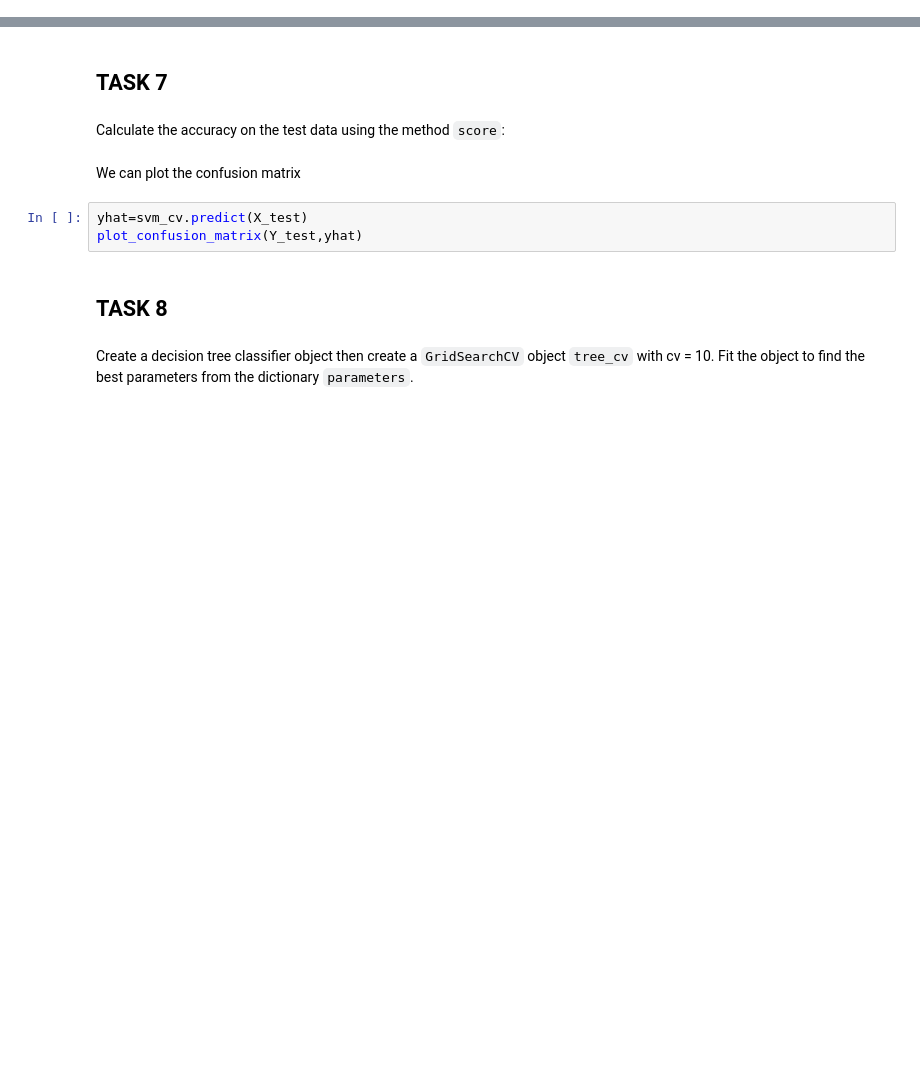
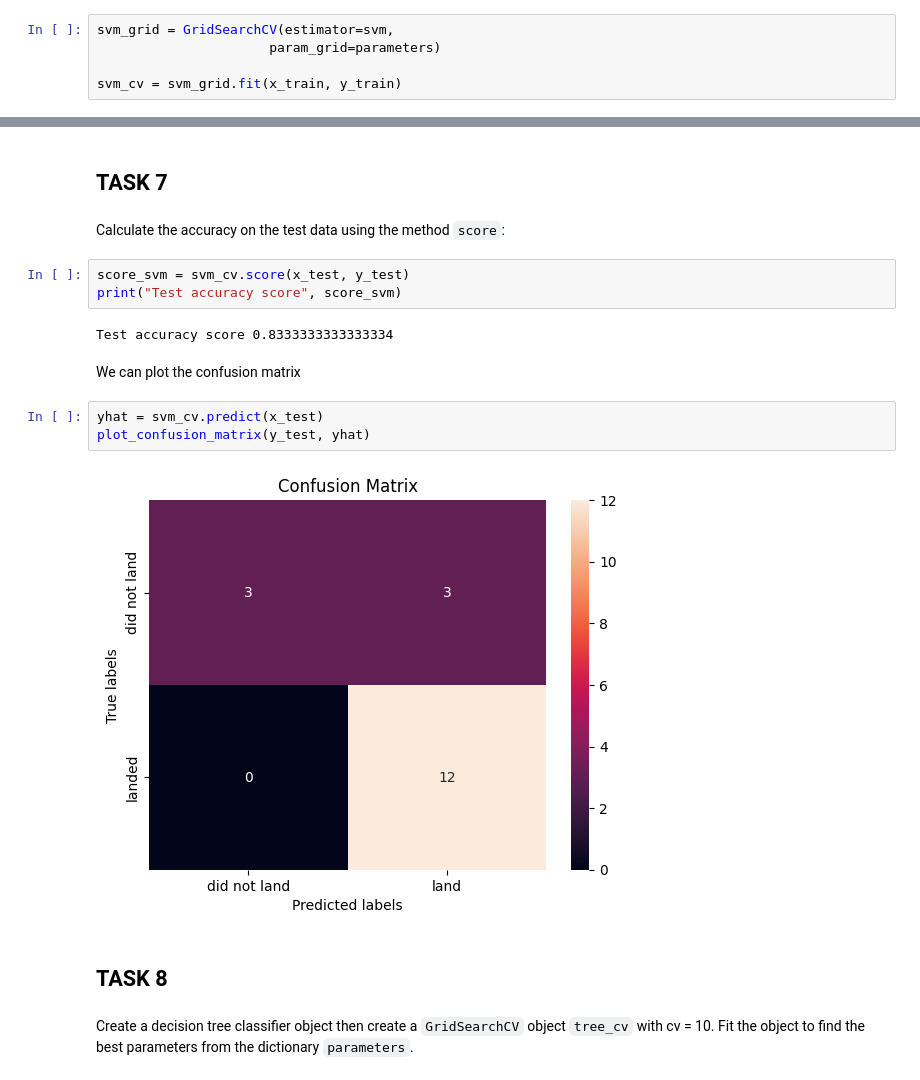
Before and after one commit to patrikfreisner/PythonDataScience, a Jupyter notebook: 14.5 - SpaceX_Machine Learning Prediction_Part_5.ipynb, the cells around one changed output, grey strips where cells are left out. Drawn from its saved outputs; the diff is of its cells as text; blank space fills up the shorter version.

```diff
--- a/14.5 - SpaceX_Machine Learning Prediction_Part_5.ipynb
+++ b/14.5 - SpaceX_Machine Learning Prediction_Part_5.ipynb
@@ -217,6 +222,11 @@ parameters = {'kernel':('linear', 'rbf','poly','rbf', 'sigmoid'),
               'C': np.logspace(-3, 3, 5),
               'gamma':np.logspace(-3, 3, 5)}
 svm = SVC()
+# %%
+svm_grid = GridSearchCV(estimator=svm,
+                      param_grid=parameters)
+
+svm_cv = svm_grid.fit(x_train, y_train)
 # %%
 print("tuned hpyerparameters :(best parameters) ",svm_cv.best_params_)
 print("accuracy :",svm_cv.best_score_)
@@ -224,11 +237,18 @@ print("accuracy :",svm_cv.best_score_)
 ## TASK  7
 # %% [markdown]
 Calculate the accuracy on the test data using the method <code>score</code>:
+# %%
+score_svm = svm_cv.score(x_test, y_test)
+print("Test accuracy score", score_svm)
+# %% [output]
+Test accuracy score 0.8333333333333334
 # %% [markdown]
 We can plot the confusion matrix
 # %%
-yhat=svm_cv.predict(X_test)
-plot_confusion_matrix(Y_test,yhat)
+yhat = svm_cv.predict(x_test)
+plot_confusion_matrix(y_test, yhat)
+# %% [output]
+[figure, added]
 # %% [markdown]
 ## TASK  8
 # %% [markdown]
```
Also changed, not shown: parts of 14 cells of this notebook.
